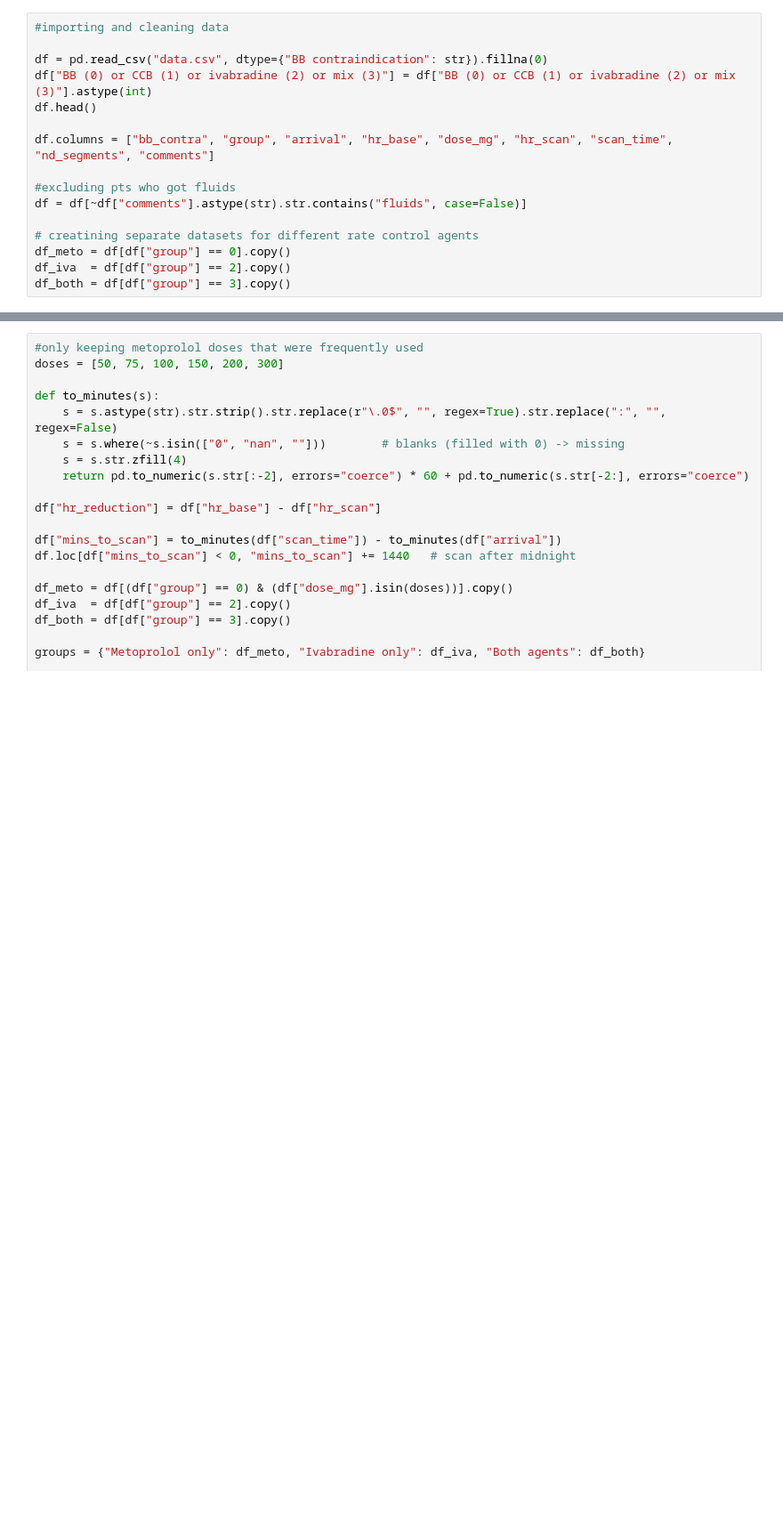
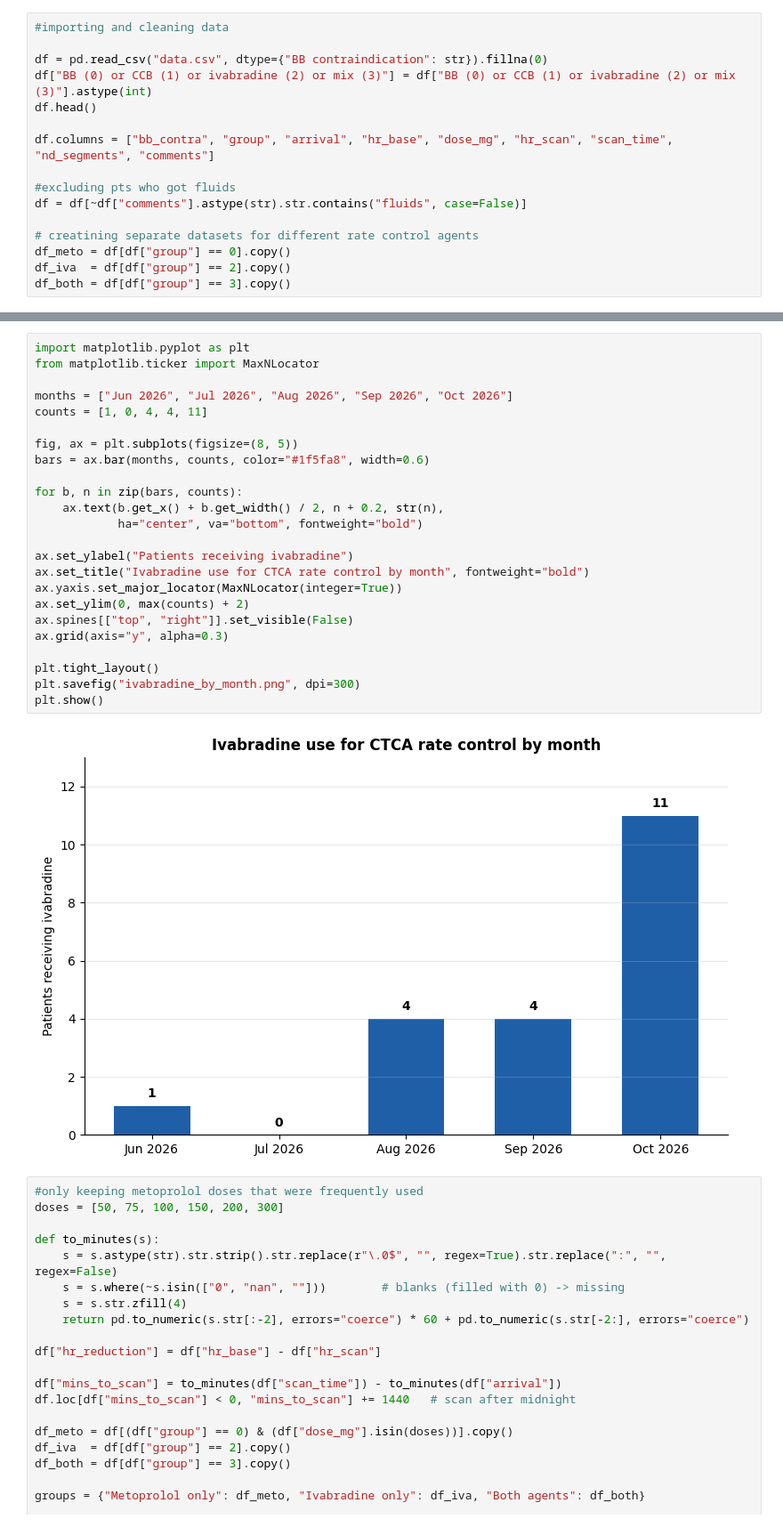
Before and after one commit to ricky-hu/ivabradine_study, a Jupyter notebook: analysis.ipynb, the cells around one changed output, grey strips where cells are left out. Shown at 89% size. Drawn from its saved outputs; the diff is of its cells as text; blank space fills up the shorter version.

```diff
--- a/analysis.ipynb
+++ b/analysis.ipynb
@@ -79,3 +163,29 @@ Both agents: 0
+# %%
+import matplotlib.pyplot as plt
+from matplotlib.ticker import MaxNLocator
+
+months = ["Jun 2026", "Jul 2026", "Aug 2026", "Sep 2026", "Oct 2026"]
+counts = [1, 0, 4, 4, 11]
+
+fig, ax = plt.subplots(figsize=(8, 5))
+bars = ax.bar(months, counts, color="#1f5fa8", width=0.6)
+
+for b, n in zip(bars, counts):
+    ax.text(b.get_x() + b.get_width() / 2, n + 0.2, str(n),
+            ha="center", va="bottom", fontweight="bold")
+
+ax.set_ylabel("Patients receiving ivabradine")
+ax.set_title("Ivabradine use for CTCA rate control by month", fontweight="bold")
+ax.yaxis.set_major_locator(MaxNLocator(integer=True))
+ax.set_ylim(0, max(counts) + 2)
+ax.spines[["top", "right"]].set_visible(False)
+ax.grid(axis="y", alpha=0.3)
+
+plt.tight_layout()
+plt.savefig("ivabradine_by_month.png", dpi=300)
+plt.show()
+# %% [output]
+[figure, added]
 # %%
 #only keeping metoprolol doses that were frequently used
 doses = [50, 75, 100, 150, 200, 300]
```
Also changed, not shown: parts of 4 cells of this notebook, 6 other files.
